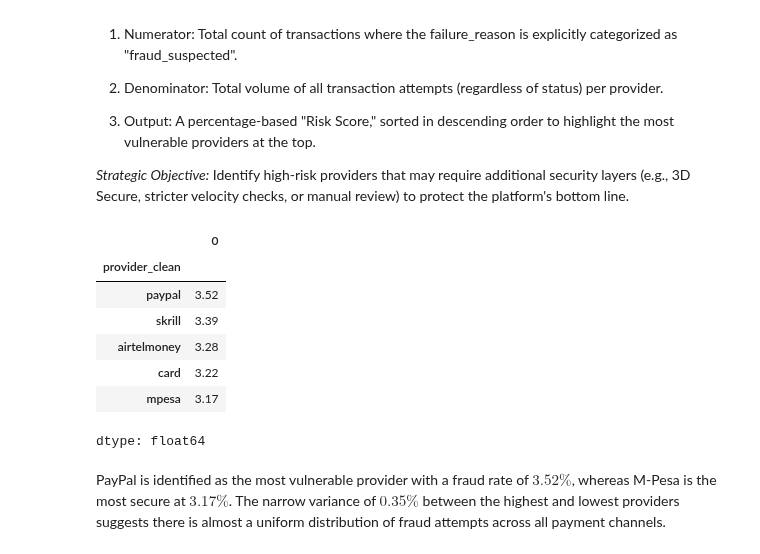
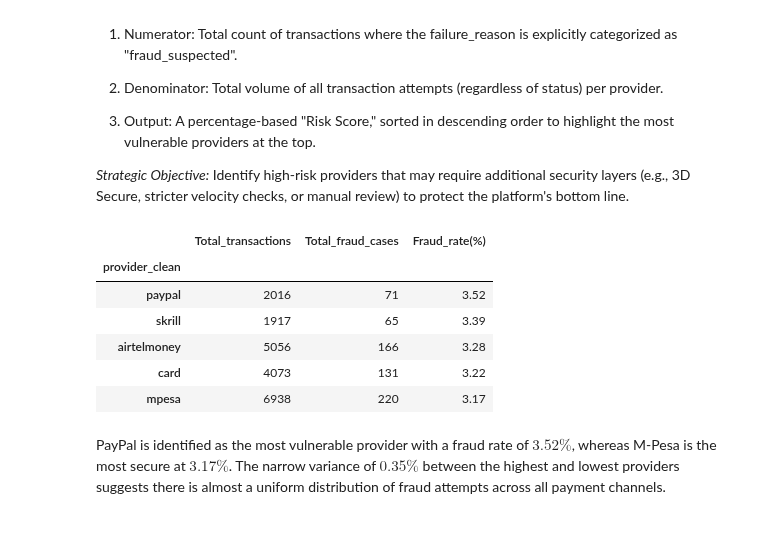
Before and after one commit to mutumaian29/payments-intelligence, a Jupyter notebook: Project_Shield_and_Scale.ipynb, the cells around one changed output. Saved outputs shown, nothing was run; the diff lists cells and outputs as text; code cells hidden in the pictures.

```diff
--- a/Project_Shield_and_Scale.ipynb
+++ b/Project_Shield_and_Scale.ipynb
@@ -439,21 +439,25 @@ This analysis quantifies the security risk associated with each payment provider
 # %%
 #Total transactions by provider
 total_transactions = df.groupby('provider_clean').size()
 
 #Fraud rate by provider
 total_fraud_cases =df[df['failure_reason']=='fraud_suspected'].groupby('provider_clean').size()
 
 #Fraud rate
-fraud_rate = (total_fraud_cases/total_transactions*100).round(2).sort_values(ascending=False)
-fraud_rate
+fraud_rate = (total_fraud_cases/total_transactions*100).round(2)
+
+Providerrisk_matrix=pd.concat({'Total_transactions':total_transactions,
+                               'Total_fraud_cases':total_fraud_cases,
+                               'Fraud_rate(%)':fraud_rate}, axis=1).fillna(0)
+Providerrisk_matrix = Providerrisk_matrix.sort_values(by='Fraud_rate(%)', ascending=False)
+Providerrisk_matrix
 # %% [output]
-|  | 0 |
-| provider_clean |  |
-| paypal | 3.52 |
-| skrill | 3.39 |
-| airtelmoney | 3.28 |
-| card | 3.22 |
-| mpesa | 3.17 |
+|  | Total_transactions | Total_fraud_cases | Fraud_rate(%) |
+| provider_clean |  |  |  |
+| paypal | 2016 | 71 | 3.52 |
+| skrill | 1917 | 65 | 3.39 |
+| airtelmoney | 5056 | 166 | 3.28 |
+| card | 4073 | 131 | 3.22 |
+| mpesa | 6938 | 220 | 3.17 |
-dtype: float64
 # %% [markdown]
 PayPal is identified as the most vulnerable provider with a fraud rate of $3.52\%$, whereas M-Pesa is the most secure at $3.17\%$. The narrow variance of $0.35\%$ between the highest and lowest providers suggests there is almost a uniform distribution of fraud attempts across all payment channels.
```
Also changed, not shown: parts of 3 cells of this notebook.
